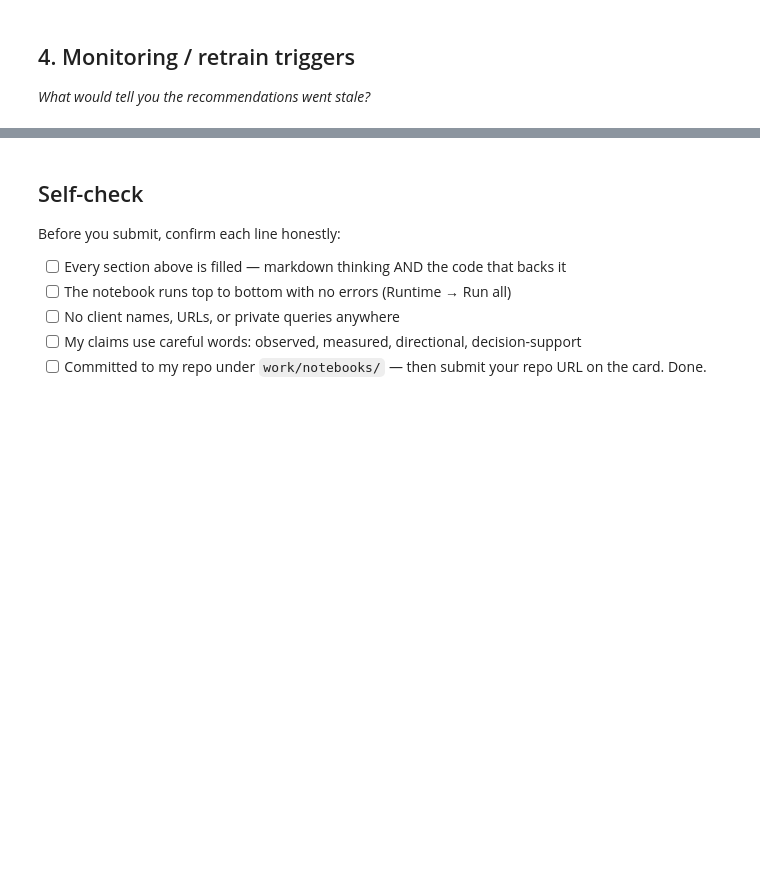
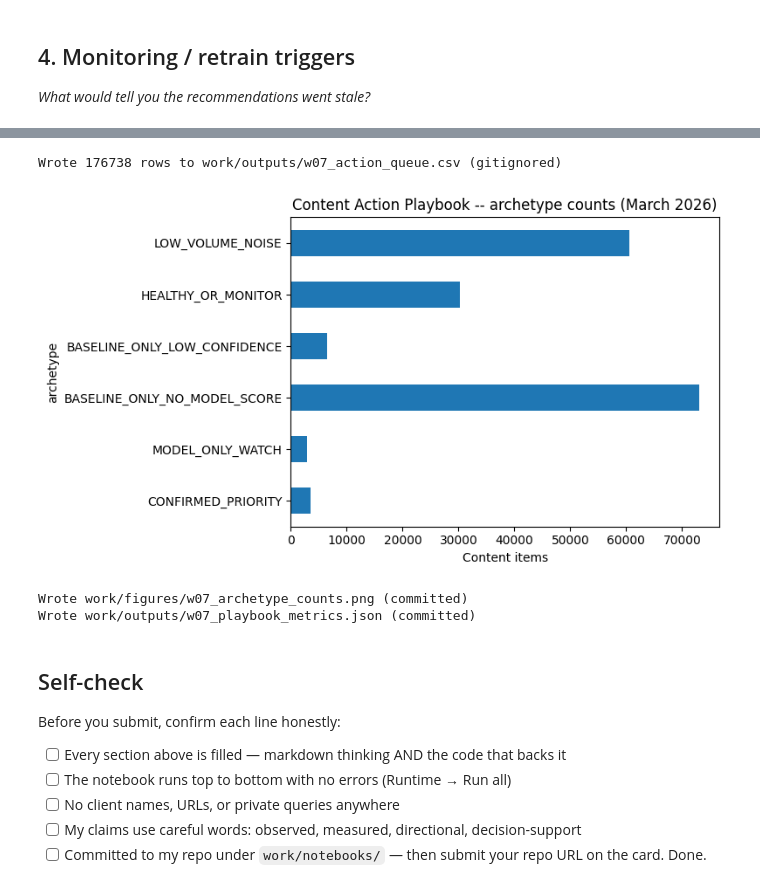
Before and after one commit to Somaskandan931/flyrank-ml-2026-Somaskandan931, a Jupyter notebook: work/notebooks/w07_action_playbook.ipynb, the cells around one changed output, grey strips where cells are left out. Cells and saved outputs as stored; diff of their text form; code cells hidden in the pictures; blank space fills up the shorter version.

```diff
--- a/work/notebooks/w07_action_playbook.ipynb
+++ b/work/notebooks/w07_action_playbook.ipynb
@@ -43,0 +372,20 @@ This skeleton is yours to fill. Work the sections **in order** — each one has
+# %%
+monitoring_baseline = {
+    "reference_month": "2026-03",
+    "honest_precision_at_k": {"k": K_FOR_PRECISION, "value": round(float(honest_precision_at_k), 3)},
+    "honest_roc_auc": round(float(honest_auc), 3),
+    "label_base_rate": round(float(honest_base_rate), 3),
+    "benchmark_ctr_by_position_bucket": (
+        queue.drop_duplicates("position_bucket")
+             .set_index("position_bucket")["benchmark_ctr"]
+             .round(4)
+             .to_dict()
+    ),
+    "pct_portfolio_with_honest_model_score": round(float(pct_with_model_score), 1),
+    "retrain_triggers": {
+        "precision_at_k_relative_drop_pct": 20,
+        "base_rate_drift_points": 10,
+        "benchmark_ctr_relative_drift_pct": 20,
+    },
+}
+monitoring_baseline
@@ -44,3 +415,44 @@ This skeleton is yours to fill. Work the sections **in order** — each one has
+# %%
+import json
+import matplotlib.pyplot as plt
+
+os.makedirs("work/outputs", exist_ok=True)
+os.makedirs("work/figures", exist_ok=True)
+
+# 1. Full ranked queue -- regenerated every run, never committed
+queue.to_csv("work/outputs/w07_action_queue.csv", index=False)
+print(f"Wrote {len(queue)} rows to work/outputs/w07_action_queue.csv (gitignored)")
+
+# 2. One figure worth reusing in the paper
+archetype_order = ["CONFIRMED_PRIORITY", "MODEL_ONLY_WATCH", "BASELINE_ONLY_NO_MODEL_SCORE",
+                    "BASELINE_ONLY_LOW_CONFIDENCE", "HEALTHY_OR_MONITOR", "LOW_VOLUME_NOISE"]
+archetype_counts = queue["archetype"].value_counts().reindex(archetype_order).fillna(0)
+
+fig, ax = plt.subplots(figsize=(8, 4.5))
+archetype_counts.plot(kind="barh", ax=ax)
+ax.set_xlabel("Content items")
+ax.set_title("Content Action Playbook -- archetype counts (March 2026)")
+plt.tight_layout()
+fig.savefig("work/figures/w07_archetype_counts.png", dpi=150)
+plt.show()
+print("Wrote work/figures/w07_archetype_counts.png (committed)")
+
+# 3. Metrics JSON -- the receipt, no raw rows, safe to commit
+playbook_metrics = {
+    "n_scored": int(len(queue)),
+    "archetype_counts": {k: int(v) for k, v in archetype_counts.items()},
+    "requires_human_review": int(queue["requires_human_review"].sum()),
+    "never_automate": int(queue["never_automate"].sum()),
+    "monitoring_baseline": monitoring_baseline,
+}
+with open("work/outputs/w07_playbook_metrics.json", "w") as f:
+    json.dump(playbook_metrics, f, indent=2)
+print("Wrote work/outputs/w07_playbook_metrics.json (committed)")
+# %% [output]
+Wrote 176738 rows to work/outputs/w07_action_queue.csv (gitignored)
+[figure, added]
+Wrote work/figures/w07_archetype_counts.png (committed)
+Wrote work/outputs/w07_playbook_metrics.json (committed)
 # %% [markdown]
 ## Self-check
 
```
Also changed, not shown: parts of 17 cells of this notebook.
